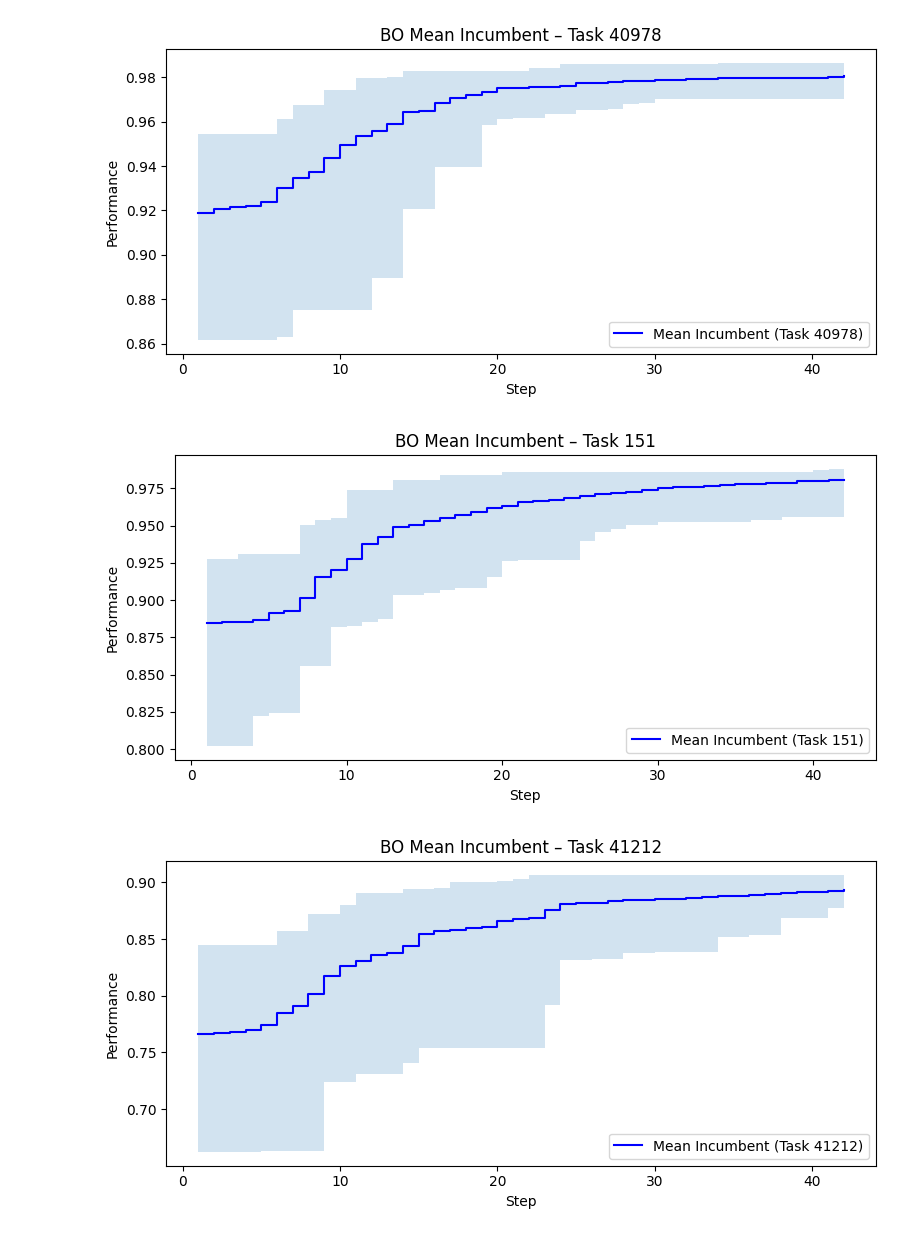
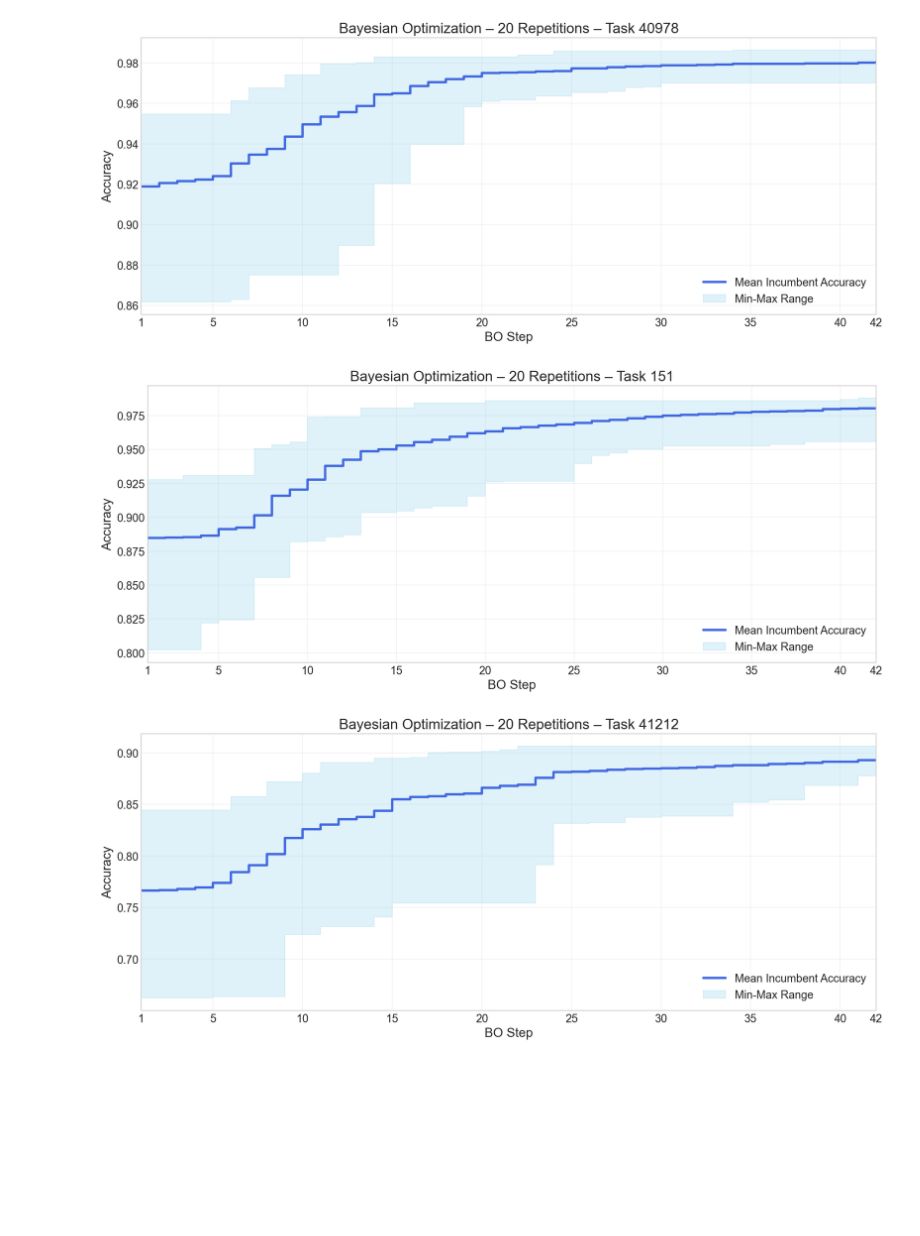
Before and after one commit to Kiliansobi/LCs_in_HPO, a Jupyter notebook: nb_viz.ipynb, the cells around one changed output. Saved outputs shown, nothing was run; the diff lists cells and outputs as text; code cells hidden in the pictures; blank space fills up the shorter version.

Commit message:
renaming and first empirical LC plots

```diff
--- a/nb_viz.ipynb
+++ b/nb_viz.ipynb
@@ -9,35 +9,53 @@ glm = pd.read_csv('res_glmnet_bo.csv')
 # %%
-# alle Task-IDs ermitteln
+# plt config
+plt.rcParams['figure.dpi'] = 150
+plt.style.use("seaborn-v0_8-whitegrid")
+plt.rcParams.update({
+    'font.size': 14,
+    'axes.titlesize': 18,
+    'axes.labelsize': 16,
+    'xtick.labelsize': 14,
+    'ytick.labelsize': 14,
+    'legend.fontsize': 14
+})
+
+# beatiful tasks
 task_ids = [40978, 151, 41212, 40668, 307]
 
 for task in task_ids:
 
-    # --- Filter für Task ---
+    # filter & aggregate data
     viz_df = xgb.loc[(xgb['task_id'] == task) & (xgb['Inner_Iteration'] != 0)]
+    agg_df = viz_df.groupby('Inner_Iteration')['Incumbant_Performance'].agg(['mean', 'min', 'max'])
 
-    # --- Aggregation: mean + std pro Step ---
-    agg_df = viz_df.groupby("Inner_Iteration")["Incumbant_Performance"].agg(['mean', 'min', 'max'])
-
-    # --- Daten extrahieren ---
+    # data
     x = agg_df.index
     y = agg_df['mean']
     min_ = agg_df['min']
     max_ = agg_df['max']
 
-    # --- Plot ---
-    plt.figure(figsize=(8, 4))
+    # plot
+    plt.figure(figsize=(14, 6))
+    plt.step(x, y, where='post', label='Mean Incumbent Accuracy',
+             color='royalblue', linewidth=3)
+    plt.fill_between(
+        x, min_, max_,
+        step='post', alpha=0.25,
+        color='skyblue', label='Min-Max Range'
+    )
+    plt.xlim(1, x.max())
+    plt.xticks([1] + list(range(5, x.max() + 1, 5)) + [42])
 
-    plt.step(x, y, where="post", label=f"Mean Incumbent (Task {task})", color="blue")
-    plt.fill_between(x, min_, max_, alpha=0.2, step="post")
+    # labels
+    plt.xlabel('BO Step')
+    plt.ylabel('Accuracy')
+    plt.title(f'Bayesian Optimization – 20 Repetitions – Task {task}')
+    plt.legend(loc='lower right')
 
-    plt.xlabel("Step")
-    plt.ylabel("Performance")
-    plt.title(f"BO Mean Incumbent – Task {task}")
-    plt.legend()
+    plt.grid(alpha=0.3)
     plt.tight_layout()
-
     plt.show()
 # %% [output]
-[figure, old version]
+[figure, new version]
-[figure, old version]
+[figure, new version]
-[figure, old version]
+[figure, new version]
```
Also changed, not shown: parts of 3 cells of this notebook, 1 other file.
